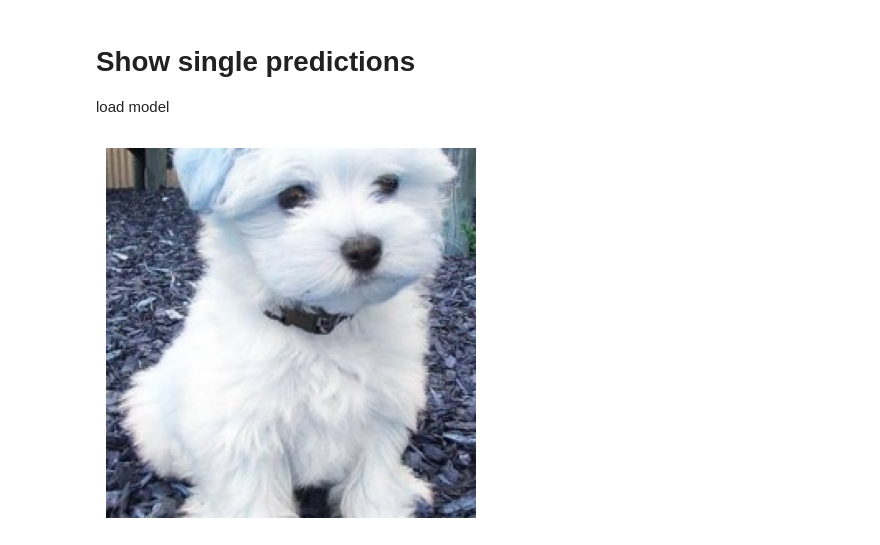
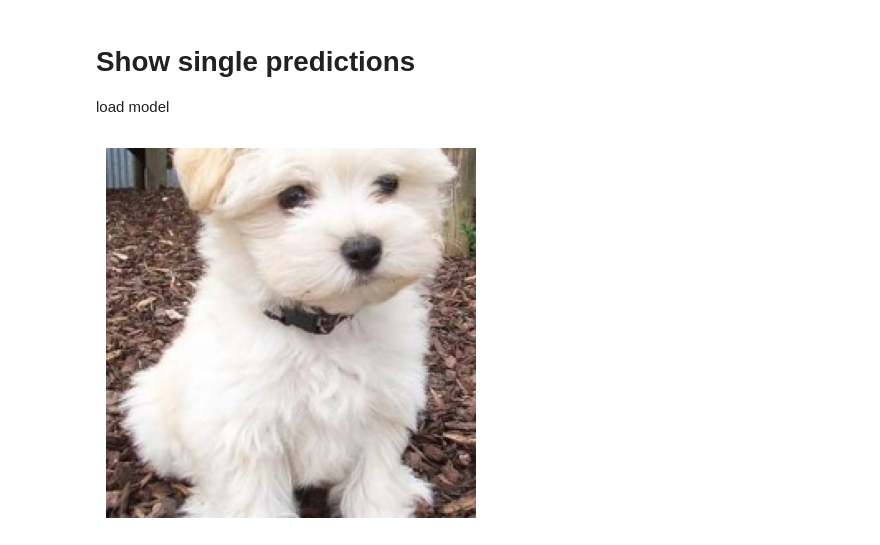
Before and after one commit to CYaiche/dog_breed_classification, a Jupyter notebook: transfer_learning.ipynb, the cells around one changed output. Saved outputs shown, nothing was run; the diff lists cells and outputs as text; code cells hidden in the pictures.

```diff
--- a/transfer_learning.ipynb
+++ b/transfer_learning.ipynb
@@ -155,9 +146,9 @@ load model
 test_img = read_img(os.path.join(data_dir , "extracted\\test\\n02085936-Maltese_dog\\n02085936_233_0.jpg"))
 test_imge = np.expand_dims(test_img, axis=0)
 # %%
-plot_img(test_img)
+plot_img(test_img,correct_color=True)
 # %% [output]
-[figure, old version]
+[figure, new version]
 # %%
 class_names_from_folder = [ name.split('-')[1] for name in class_names ]
 predictions = xmodel.predict(test_imge)[0]
```
Also changed, not shown: parts of 4 cells of this notebook, 6 other files.
